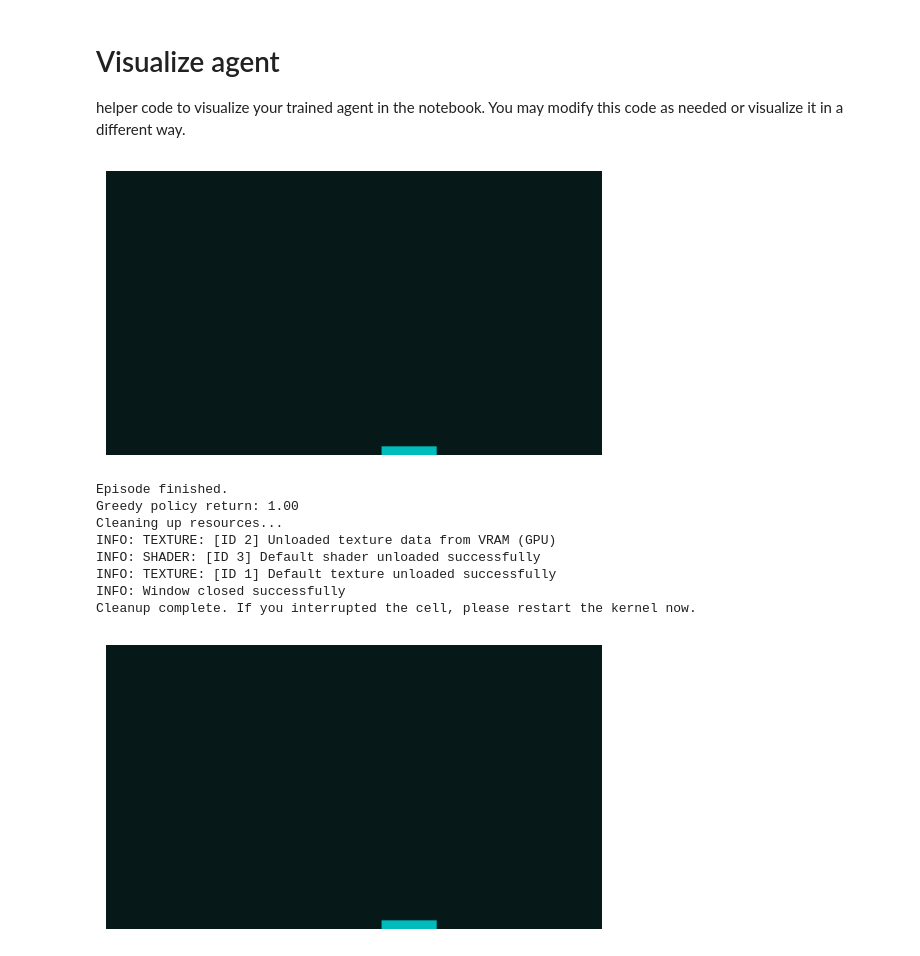
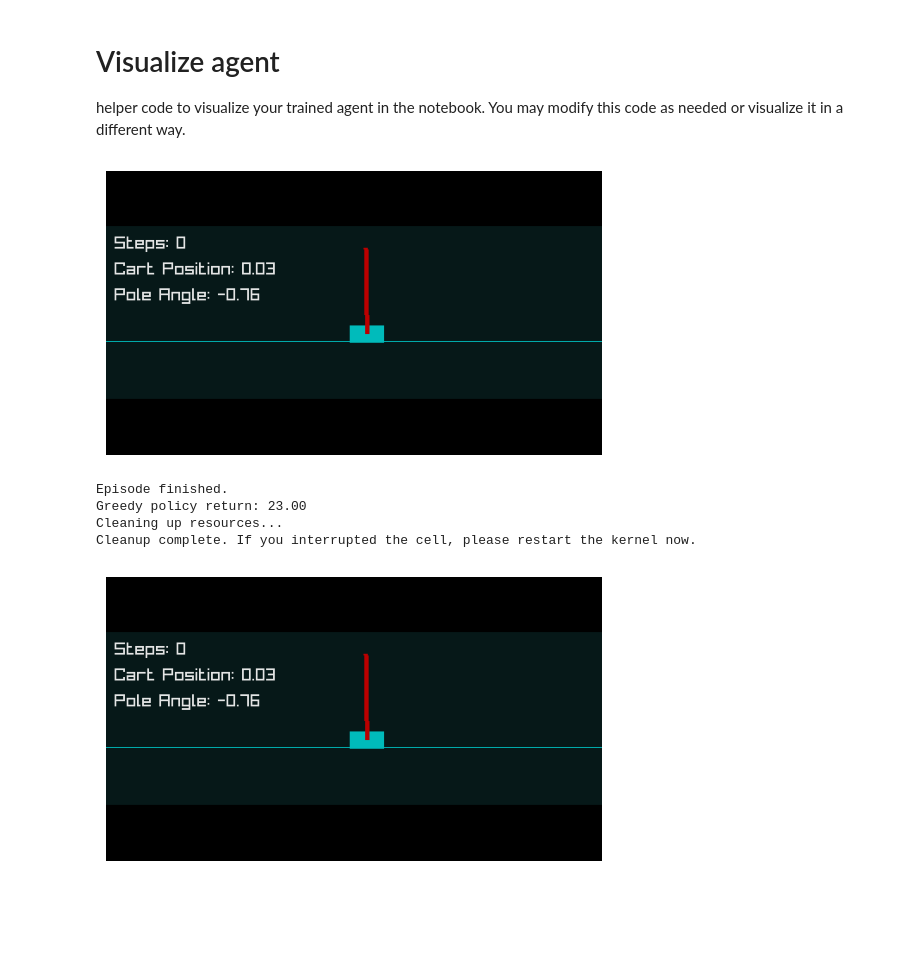
Before and after one commit to AlexanderVanOyen/RL, a Jupyter notebook: Assignment_1_DQN.ipynb, the cells around one changed output. Drawn from its saved outputs; the diff is of its cells as text; code cells hidden in the pictures; blank space fills up the shorter version.

```diff
--- a/Assignment_1_DQN.ipynb
+++ b/Assignment_1_DQN.ipynb
@@ -704,7 +678,6 @@ for stage_env_name in cfg.curriculum:
     target_net = build_q_network(env, cfg).to(DEVICE)
     hard_update(target_net, q_net)
     optimizer = optim.Adam(q_net.parameters(), lr=cfg.lr)
-
 
     replay = ReplayBuffer(cfg.buffer_capacity, env.single_observation_space.shape, DEVICE)
 
@@ -751,9 +724,31 @@ for stage_env_name in cfg.curriculum:
             logs['episode_rewards'].append(ep_reward)
             recent_ep_returns.append(ep_reward)
             episode_counter += 1
+
+            # --- DEBUG PRINT ---
+            if len(logs['losses']) > 0:
+                mean_loss = np.mean(logs['losses'][-100:])
+            else:
+                mean_loss = 0.0
+            mean_reward = np.mean(recent_ep_returns[-cfg.log_interval_episodes:]) if recent_ep_returns else 0.0
+            with torch.no_grad():
+                q_sample = q_net(torch.FloatTensor(obs).unsqueeze(0).to(DEVICE))
+                mean_q = q_sample.mean().item()
+            grads = []
+            for p in q_net.parameters():
+                if p.grad is not None:
+                    grads.append(p.grad.norm().item())
+            grad_norm = np.mean(grads) if grads else 0.0
+            print(f"[DEBUG] Step {total_steps:6d} | Ep {episode_counter:4d} | "
+                  f"Eps {epsilon:.3f} | MeanReward(10ep): {mean_reward:7.3f} | "
+                  f"MeanLoss(100it): {mean_loss:8.5f} | "
+                  f"MeanQ: {mean_q:7.3f} | GradNorm: {grad_norm:7.4f}")
+
             if episode_counter % cfg.log_interval_episodes == 0:
                 mean_recent = np.mean(recent_ep_returns[-cfg.log_interval_episodes:])
-                print(f"[{stage_env_name}] Ep {episode_counter} Steps {total_steps} RecentMean {mean_recent:.2f} Eps {epsilon:.3f}")
+                print(f"[{stage_env_name}] Ep {episode_counter} Steps {total_steps} "
+                      f"RecentMean {mean_recent:.2f} Eps {epsilon:.3f}")
+
             obs, _ = env.reset()
             ep_reward = 0
             ep_steps = 0
@@ -764,7 +759,6 @@ for stage_env_name in cfg.curriculum:
                 logs['eval'].append((total_steps, eval_ret))
                 print(f"Eval @ Ep {episode_counter} and {total_steps} steps => mean return {eval_ret:.2f}")
 
-    save_checkpoint(f"checkpoint_stage_{stage_env_name}.pth", q_net, optimizer, cfg, stage_env_name)
     all_stage_logs[stage_env_name] = logs
     stage_index += 1
 # %% [output]
@@ -975,7 +974,7 @@ try:
     os.chdir(pufferlib_dir)
     # env = breakout.Breakout(num_envs=1, render_mode='human', seed=seed)
     # env = cartpole.Cartpole(num_envs=1, render_mode='human', seed=seed)
-    env = squared.Squared(num_envs=1, render_mode='human', seed=seed)
+    env = cartpole.Cartpole(num_envs=1, render_mode='human', seed=seed)
 
     fig, ax = plt.subplots(1)
 
@@ -1014,43 +1013,39 @@ try:
             # --- End of Visualization Pipeline ---
 
             # Continue with your agent's logic
             state = first_obs(obs).astype(np.float32)
             episode_return += float(first_obs(reward))
             done = bool(first_obs(term)) or bool(first_obs(trunc))
             if done:
                 print("Episode finished.")
                 break
 
         except KeyboardInterrupt:
             print("\n\nInterrupted by user. The kernel is now in an unstable state and must be restarted.")
             break
 
     print(f'Greedy policy return: {episode_return:.2f}')
 
 finally:
     # This block is ALWAYS executed, ensuring a safe shutdown.
     print("Cleaning up resources...")
     os.chdir(original_dir)
 
     if env is not None:
         env.close()
 
     time.sleep(0.5)
 
     if vdisplay is not None:
         vdisplay.stop()
     print("Cleanup complete. If you interrupted the cell, please restart the kernel now.")
 # %% [output]
-[figure, old version]
+[figure, new version]
 Episode finished.
-Greedy policy return: 1.00
+Greedy policy return: 23.00
 Cleaning up resources...
-INFO: TEXTURE: [ID 2] Unloaded texture data from VRAM (GPU)
-INFO: SHADER: [ID 3] Default shader unloaded successfully
-INFO: TEXTURE: [ID 1] Default texture unloaded successfully
-INFO: Window closed successfully
 Cleanup complete. If you interrupted the cell, please restart the kernel now.
-[figure, old version]
+[figure, new version]
 # %%
 def save_checkpoint(path, q_net, optimizer, cfg: Config, stage_name: str):
     torch.save({
```
Also changed, not shown: parts of 6 cells of this notebook.
